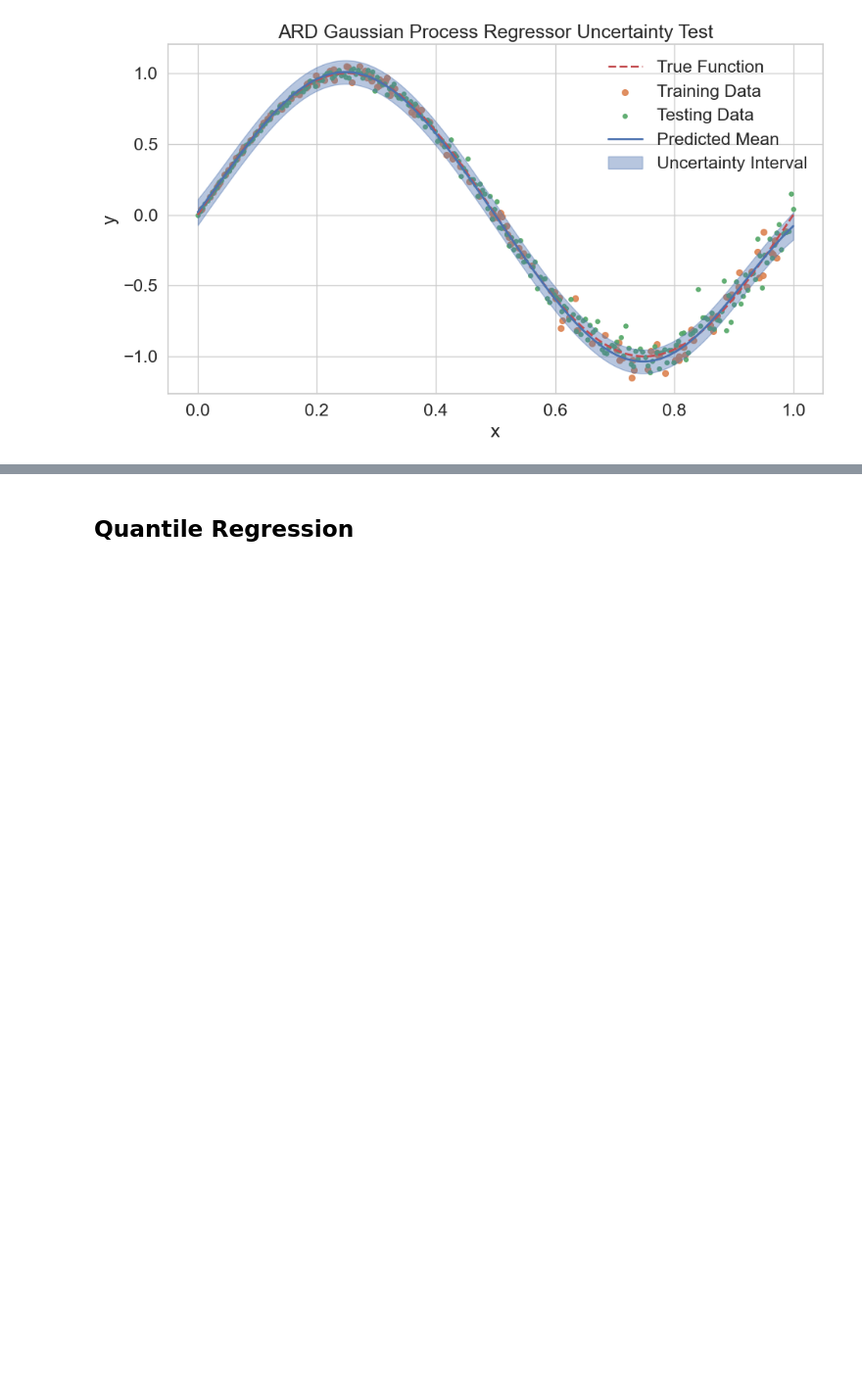
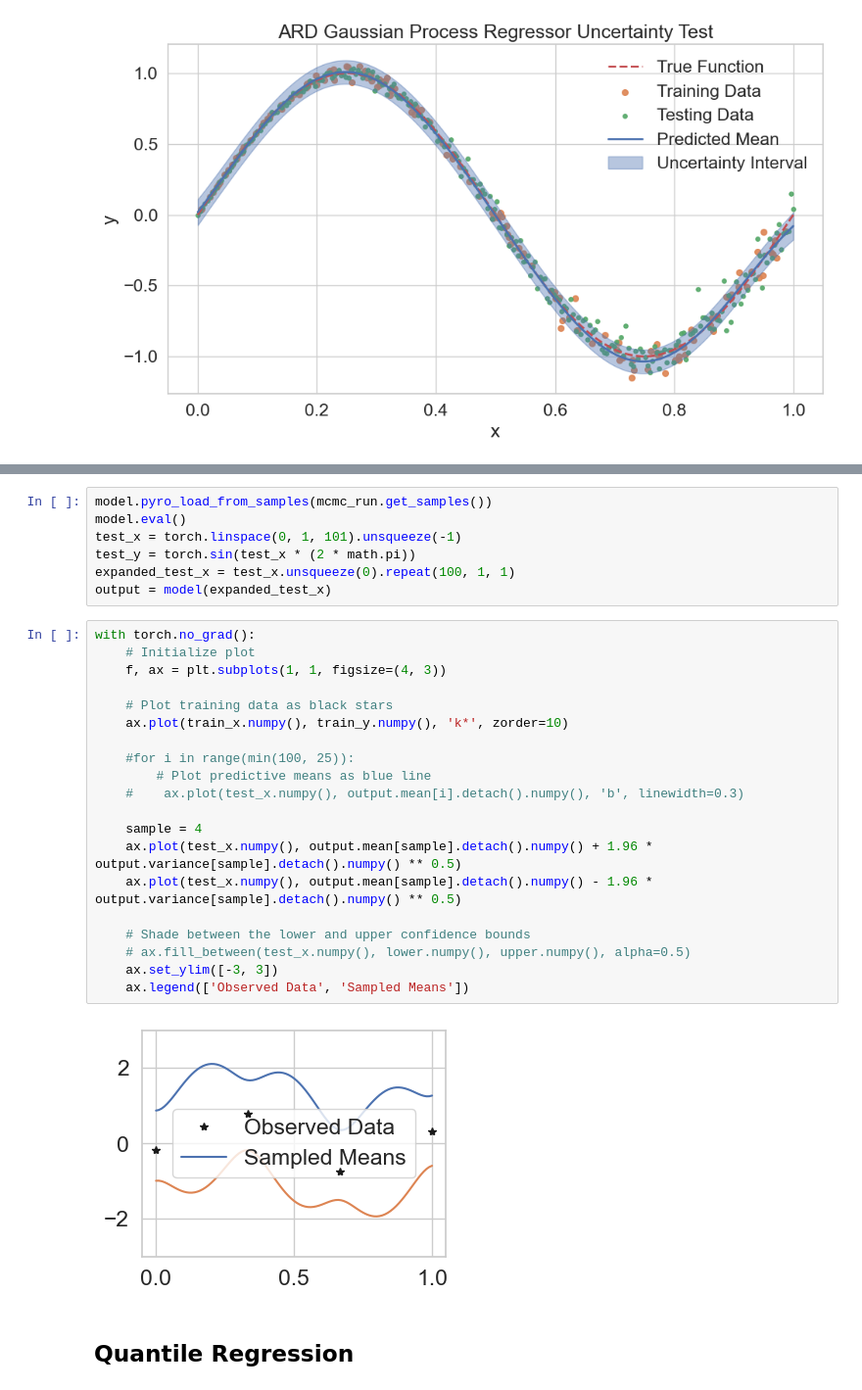
Before and after one commit to arjunrs3/UQRegressors, a Jupyter notebook: examples/getting_started.ipynb, the cells around one changed output, grey strips where cells are left out. Shown at 98% size. Drawn from its saved outputs; the diff is of its cells as text; blank space fills up the shorter version.

```diff
--- a/examples/getting_started.ipynb
+++ b/examples/getting_started.ipynb
@@ -206,3 +484,32 @@ plot_uncertainty_results(*ARD_gp_sol, "ARD Gaussian Process Regressor")
+# %%
+model.pyro_load_from_samples(mcmc_run.get_samples())
+model.eval()
+test_x = torch.linspace(0, 1, 101).unsqueeze(-1)
+test_y = torch.sin(test_x * (2 * math.pi))
+expanded_test_x = test_x.unsqueeze(0).repeat(100, 1, 1)
+output = model(expanded_test_x)
+# %%
+with torch.no_grad():
+    # Initialize plot
+    f, ax = plt.subplots(1, 1, figsize=(4, 3))
+
+    # Plot training data as black stars
+    ax.plot(train_x.numpy(), train_y.numpy(), 'k*', zorder=10)
+
+    #for i in range(min(100, 25)):
+        # Plot predictive means as blue line
+    #    ax.plot(test_x.numpy(), output.mean[i].detach().numpy(), 'b', linewidth=0.3)
+
+    sample = 4
+    ax.plot(test_x.numpy(), output.mean[sample].detach().numpy() + 1.96 * output.variance[sample].detach().numpy() ** 0.5)
+    ax.plot(test_x.numpy(), output.mean[sample].detach().numpy() - 1.96 * output.variance[sample].detach().numpy() ** 0.5)
+
+    # Shade between the lower and upper confidence bounds
+    # ax.fill_between(test_x.numpy(), lower.numpy(), upper.numpy(), alpha=0.5)
+    ax.set_ylim([-3, 3])
+    ax.legend(['Observed Data', 'Sampled Means'])
+# %% [output]
+[figure, added]
 # %% [markdown]
 ## Quantile Regression
 # %%
```
Also changed, not shown: parts of 6 cells of this notebook, 1 other file.
